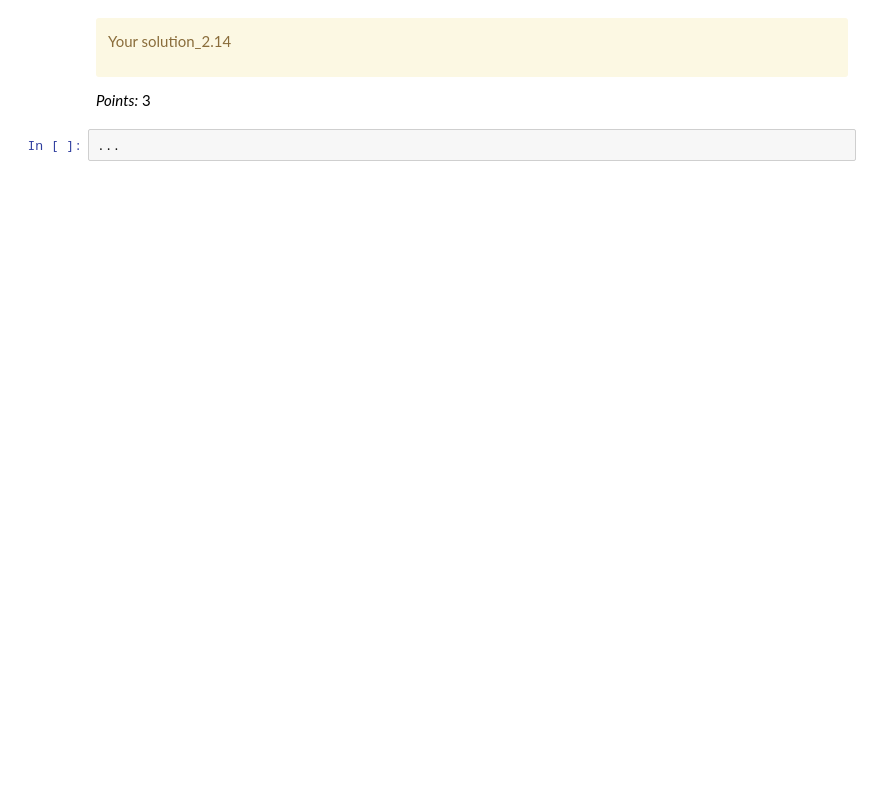
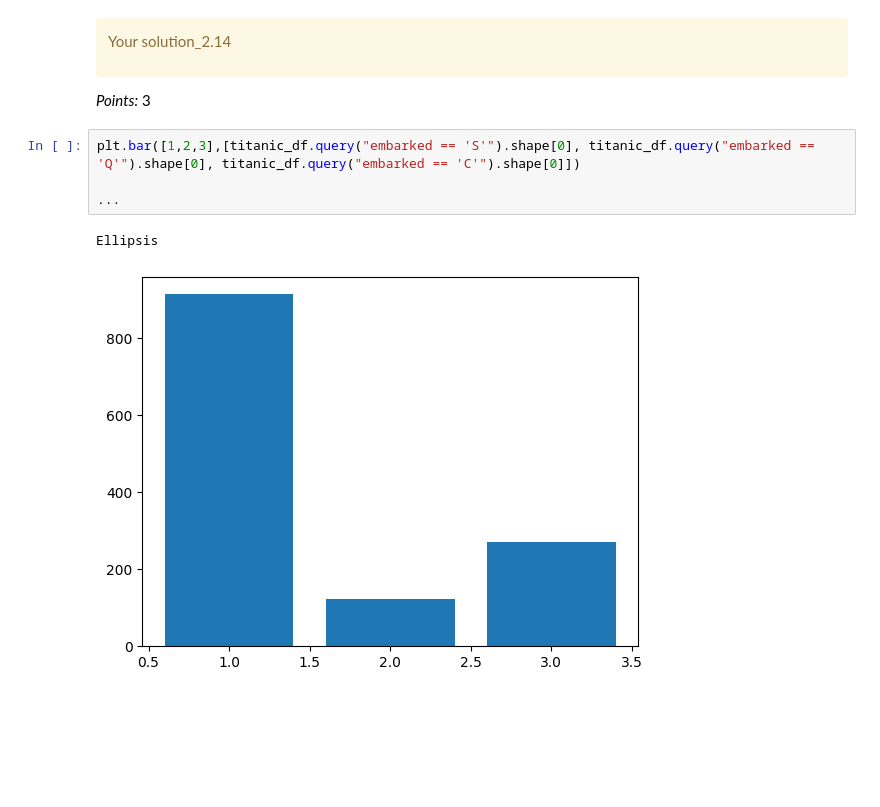
Before and after one commit to DoiBoi/cpsc330-hw1, a Jupyter notebook: hw1.ipynb, the cells around one changed output. Cells and saved outputs as stored; diff of their text form; blank space fills up the shorter version.

```diff
--- a/hw1.ipynb
+++ b/hw1.ipynb
@@ -514,8 +518,13 @@ Your solution_2.14
 </div>
 
 _Points:_ 3
-# %%
-...
+# %%
+plt.bar([1,2,3],[titanic_df.query("embarked == 'S'").shape[0], titanic_df.query("embarked == 'Q'").shape[0], titanic_df.query("embarked == 'C'").shape[0]])
+
+...
+# %% [output]
+Ellipsis
+[figure, added]
 # %% [markdown]
 <!-- END QUESTION -->
 
```
Also changed, not shown: parts of 11 cells of this notebook.
